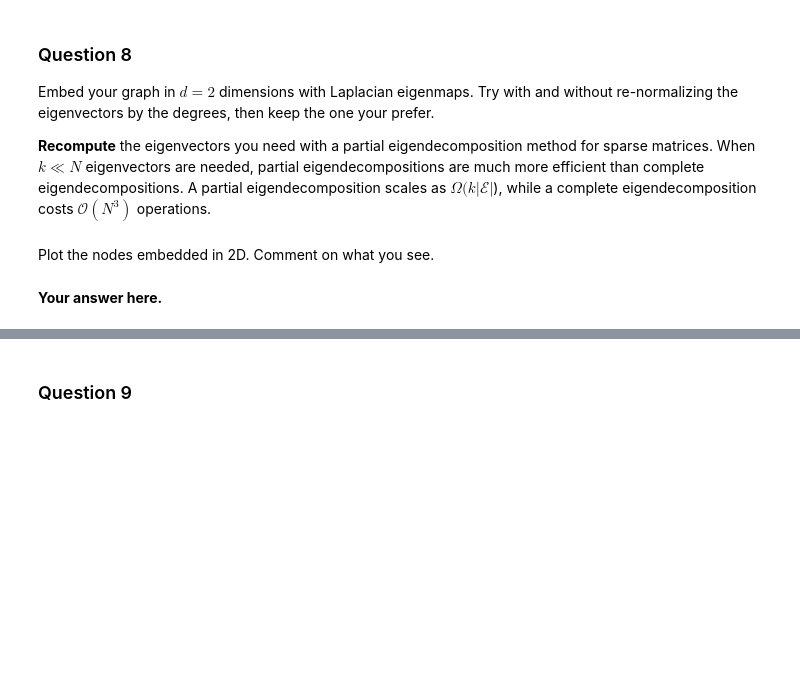
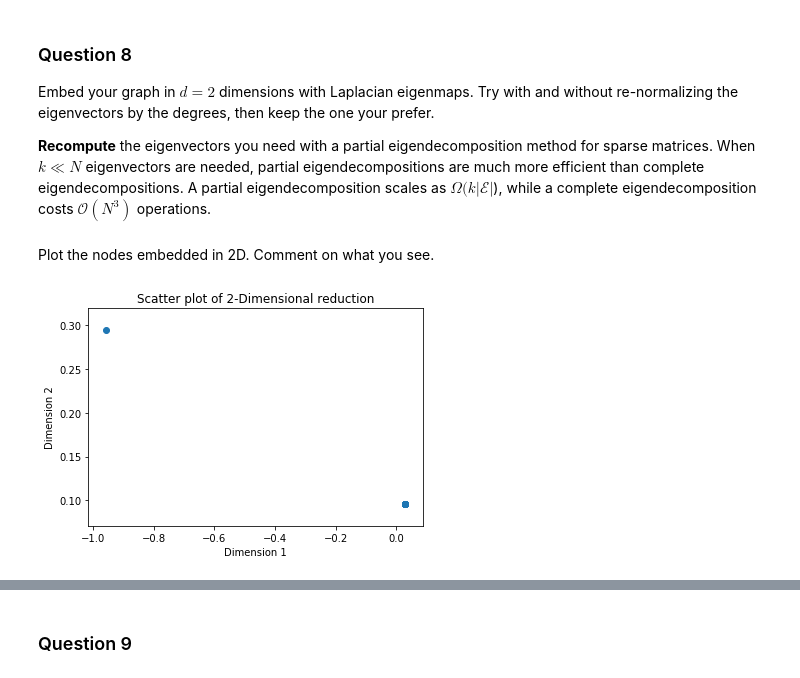
Before and after one commit to AgentAGadge/ntds_2018, a Jupyter notebook: milestones/3_spectral_graph_theory.ipynb, the cells around one changed output, grey strips where cells are left out. Drawn from its saved outputs; the diff is of its cells as text; code cells hidden in the pictures; blank space fills up the shorter version.

```diff
--- a/milestones/3_spectral_graph_theory.ipynb
+++ b/milestones/3_spectral_graph_theory.ipynb
@@ -244,2 +244,7 @@ A partial eigendecomposition scales as $\Omega(k |\mathcal{E}|$), while a comple
+# %%
+k= 2
+eig_val, eig_vect = sparse.linalg.eigsh(laplacian_csr, k=k, which = 'SM')
+Y = eig_vect
+# norm_eig_vect = Y / degree_vect[:,None]
 # %% [markdown]
 Plot the nodes embedded in 2D. Comment on what you see.
@@ -248,2 +251,8 @@ Plot the nodes embedded in 2D. Comment on what you see.
-# %% [markdown]
-**Your answer here.**
+# %%
+plt.scatter(Y[:,0], Y[:,1])
+plt.title("Scatter plot of 2-Dimensional reduction")
+plt.xlabel("Dimension 1")
+plt.ylabel("Dimension 2")
+plt.show()
+# %% [output]
+[figure, added]
```
Also changed, not shown: parts of 17 cells of this notebook.
